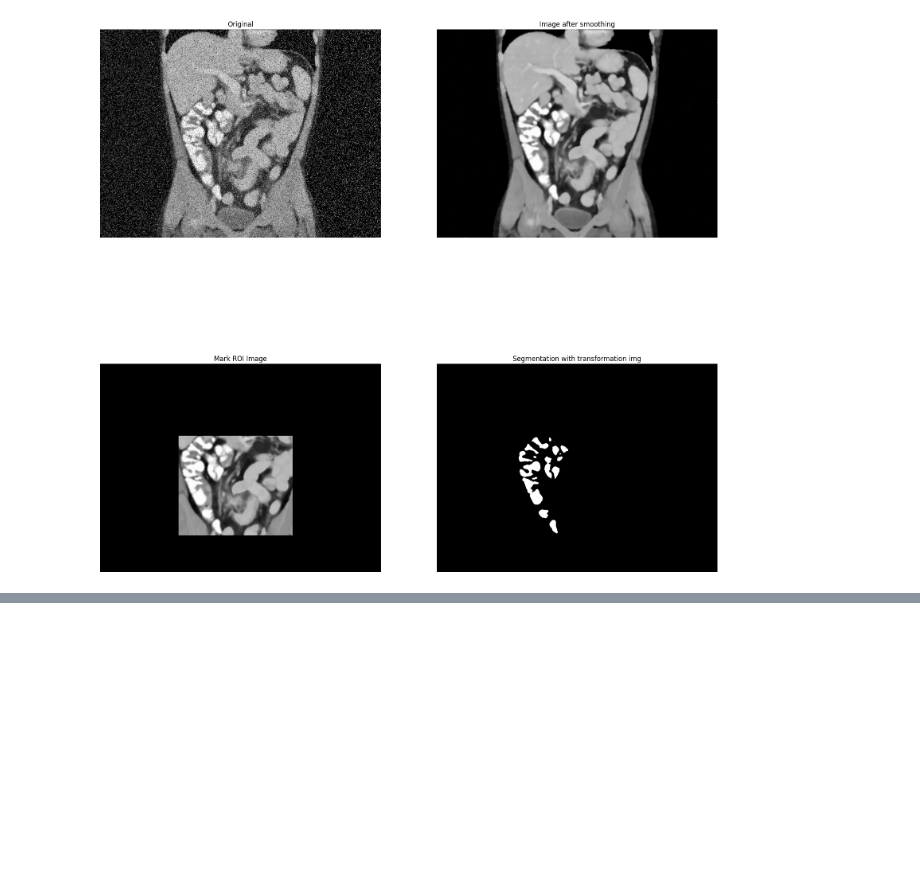
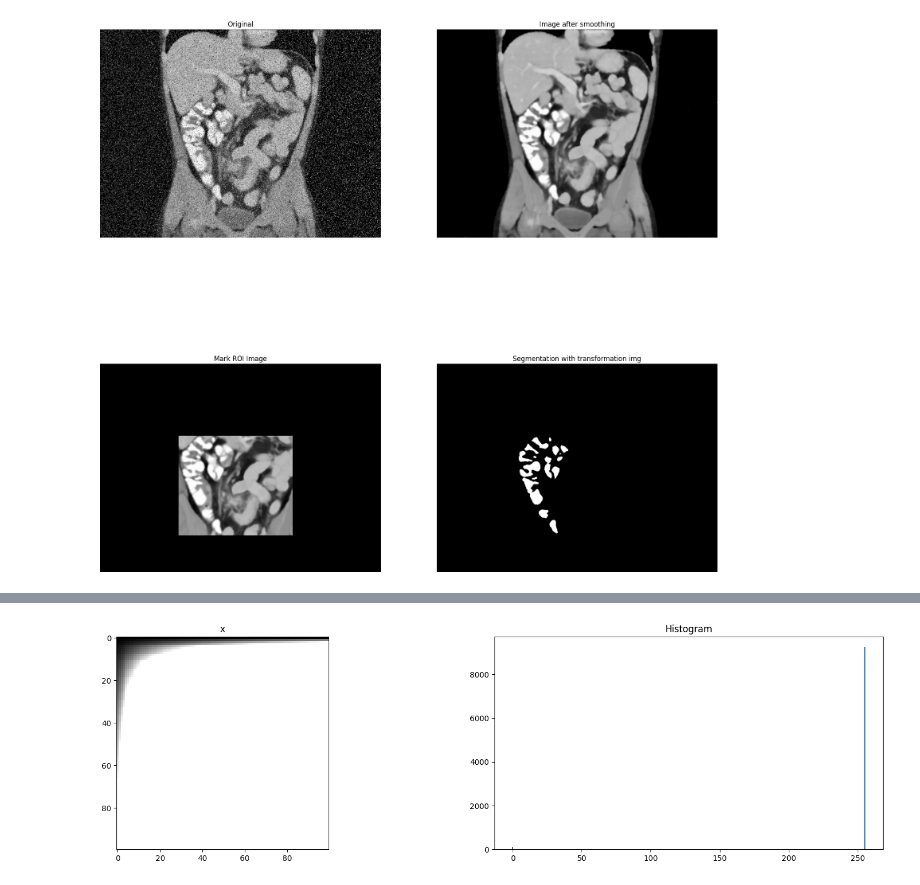
Before and after one commit to jirayuwat12/2110431-Intro-Digital-Imaging, a Jupyter notebook: Homework 1/homework1.ipynb, the cells around one changed output, grey strips where cells are left out. Cells and saved outputs as stored; diff of their text form; code cells hidden in the pictures; blank space fills up the shorter version.

```diff
--- a/Homework 1/homework1.ipynb
+++ b/Homework 1/homework1.ipynb
@@ -208,0 +266,8 @@ homework1_4(img14)
+# %%
+'''
+f(x,y) * g(x,y)
+'''
+
+show_hist(op(F, G, lambda x,y : x*y), 'x')
+# %% [output]
+[figure, added]
```
Also changed, not shown: parts of 5 cells of this notebook, 48 other files.
